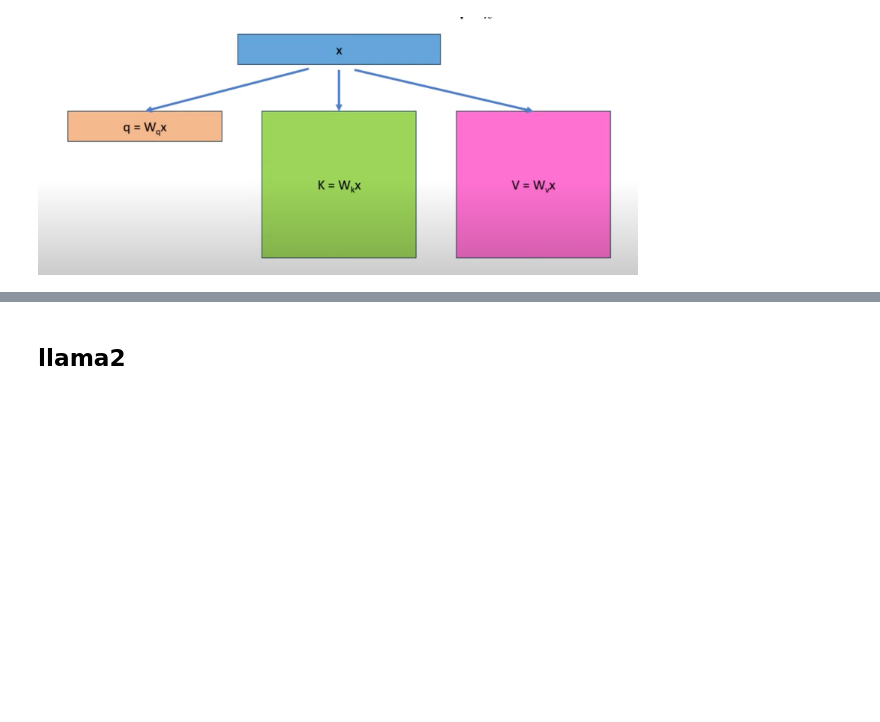
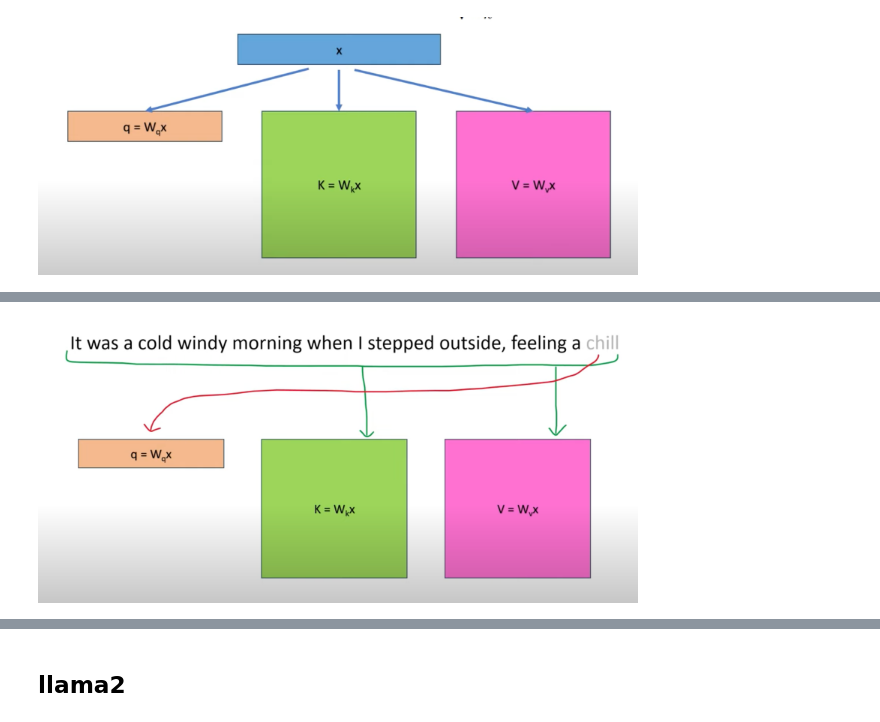
Before and after one commit to chunhuizhang/personal_chatgpt, a Jupyter notebook: tutorials/llama2_src_cache_kv.ipynb, the cells around one changed output, grey strips where cells are left out. Saved outputs shown, nothing was run; the diff lists cells and outputs as text; code cells hidden in the pictures; blank space fills up the shorter version.

```diff
--- a/tutorials/llama2_src_cache_kv.ipynb
+++ b/tutorials/llama2_src_cache_kv.ipynb
@@ -52,0 +64,4 @@ Image('../imgs/kv-cache.gif', width=800)
+# %%
+Image('../imgs/kvmatrices.png', width=600)
+# %% [output]
+[figure, added]
```
Also changed, not shown: parts of 16 cells of this notebook, 2 other files.
